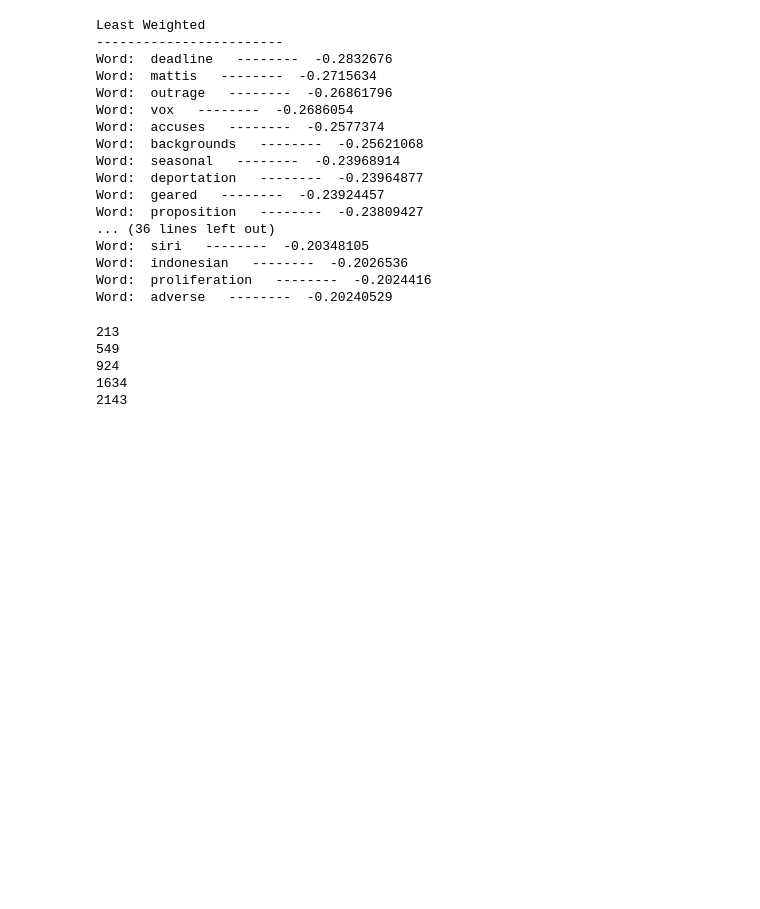
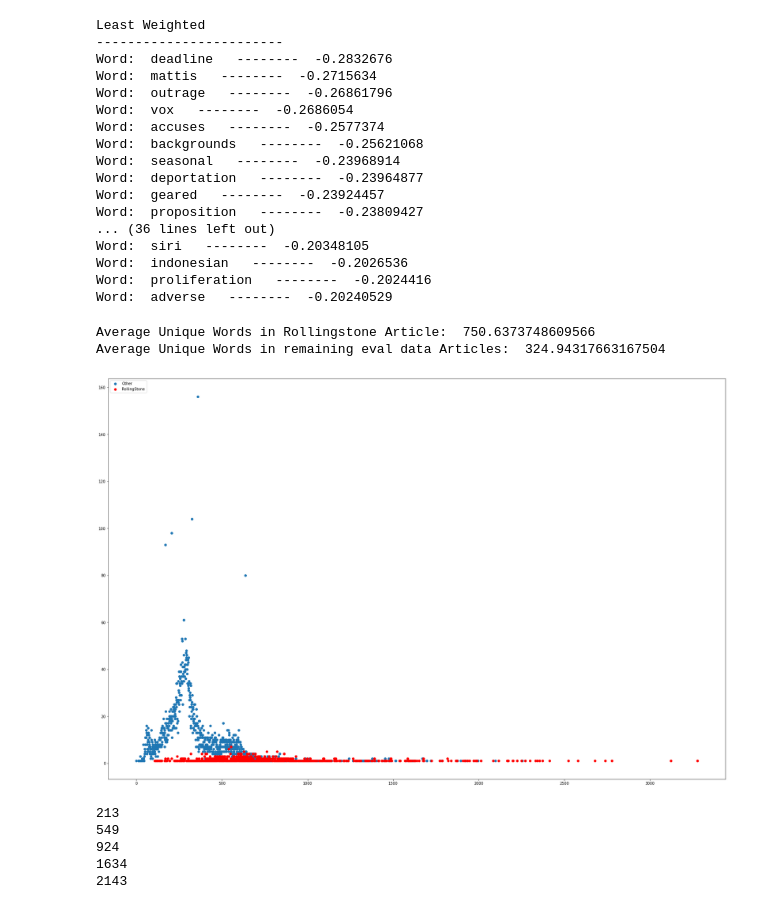
Before and after one commit to rohanbansal12/longform-classification, a Jupyter notebook: inner-product.ipynb, the cells around one changed output. Cells and saved outputs as stored; diff of their text form; code cells hidden in the pictures; blank space fills up the shorter version.

Commit message:
Update inner-product.ipynb
Add unique word counts for eval_data set

Get average number of unique words for Rollingstone
and non-Rollingstone articles in eval_data set. Plot
frequencies of these counts on a scatter plot.

```diff
--- a/inner-product.ipynb
+++ b/inner-product.ipynb
@@ -543,6 +543,38 @@ Word:  siri   --------  -0.20348105
 Word:  indonesian   --------  -0.2026536
 Word:  proliferation   --------  -0.2024416
 Word:  adverse   --------  -0.20240529
+# %%
+rollingcounts  = []
+othercounts = []
+for example in eval_data.examples:
+    url = next(link for link, numero in final_url_ids.items() if numero == example['url'])
+    if "rollingstone" in url:
+        rollingcounts.append(len(list(set(example['text']))))
+    else:
+        othercounts.append(len(list(set(example['text']))))
+# %%
+rollingcounts = np.asarray(rollingcounts)
+othercounts = np.asarray(othercounts)
+print("Average Unique Words in Rollingstone Article: ", rollingcounts.mean())
+print("Average Unique Words in remaining eval data Articles: ", othercounts.mean())
+# %% [output]
+Average Unique Words in Rollingstone Article:  750.6373748609566
+Average Unique Words in remaining eval data Articles:  324.94317663167504
+# %%
+#Unique word counts for rollingstone articles compared to rest of eval_data
+rolling_word_count_freq = collections.Counter()
+rolling_word_count_freq.update(rollingcounts.tolist())
+other_word_count_freq = collections.Counter()
+other_word_count_freq.update(othercounts.tolist())
+
+fig = plt.figure(figsize=(30,20))
+ax1 = fig.add_subplot(111)
+ax1.scatter(*zip(*other_word_count_freq.most_common()), label="Other")
+ax1.scatter(*zip(*rolling_word_count_freq.most_common()), color="red", label="RollingStone")
+plt.legend(loc='upper left');
+plt.show();
+# %% [output]
+[figure, added]
 # %%
 for x,y in rollingcounter.most_common()[:100]:
     final=True
```
